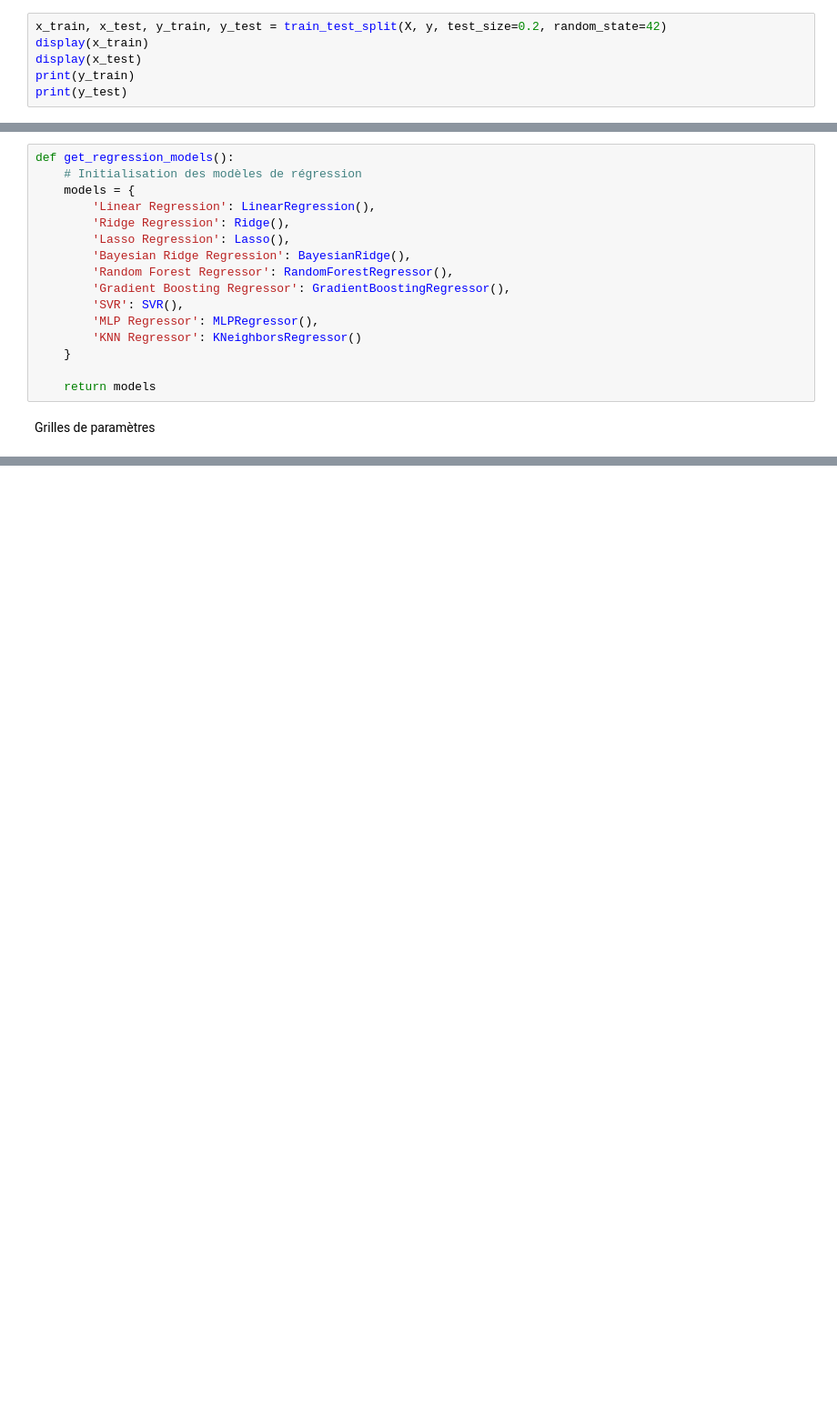
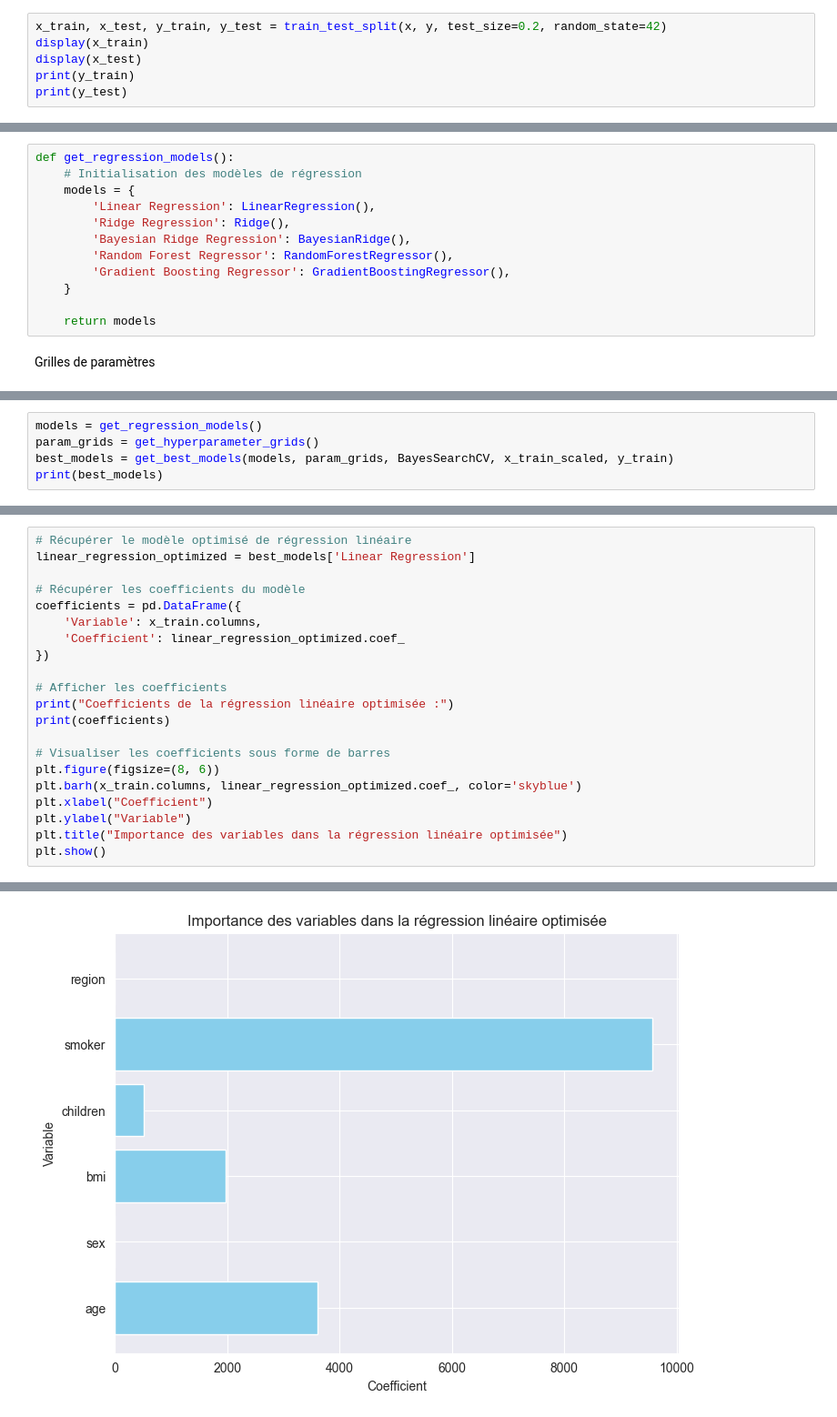
Before and after one commit to DahliaNoir71/MedicalCostPrediction, a Jupyter notebook: MedicalCostPrediction.ipynb, the cells around one changed output, grey strips where cells are left out. Shown at 91% size. Cells and saved outputs as stored; diff of their text form; blank space fills up the shorter version.

```diff
--- a/MedicalCostPrediction.ipynb
+++ b/MedicalCostPrediction.ipynb
@@ -286,7 +290,7 @@ Name: expenses, Length: 1338, dtype: float64
 # %% [markdown]
 Division des Données en Ensembles d’Entraînement et de Test
 # %%
-x_train, x_test, y_train, y_test = train_test_split(X, y, test_size=0.2, random_state=42)
+x_train, x_test, y_train, y_test = train_test_split(x, y, test_size=0.2, random_state=42)
 display(x_train)
 display(x_test)
 print(y_train)
@@ -373,13 +377,9 @@ def get_regression_models():
     models = {
         'Linear Regression': LinearRegression(),
         'Ridge Regression': Ridge(),
-        'Lasso Regression': Lasso(),
         'Bayesian Ridge Regression': BayesianRidge(),
         'Random Forest Regressor': RandomForestRegressor(),
         'Gradient Boosting Regressor': GradientBoostingRegressor(),
-        'SVR': SVR(),
-        'MLP Regressor': MLPRegressor(),
-        'KNN Regressor': KNeighborsRegressor()
     }
 
     return models
@@ -454,0 +524,5 @@ def get_hyperparameter_grids():
+# %%
+models = get_regression_models()
+param_grids = get_hyperparameter_grids()
+best_models = get_best_models(models, param_grids, BayesSearchCV, x_train_scaled, y_train)
+print(best_models)
@@ -454,0 +655,22 @@ def get_hyperparameter_grids():
+# %%
+# Récupérer le modèle optimisé de régression linéaire
+linear_regression_optimized = best_models['Linear Regression']
+
+# Récupérer les coefficients du modèle
+coefficients = pd.DataFrame({
+    'Variable': x_train.columns,
+    'Coefficient': linear_regression_optimized.coef_
+})
+
+# Afficher les coefficients
+print("Coefficients de la régression linéaire optimisée :")
+print(coefficients)
+
+# Visualiser les coefficients sous forme de barres
+plt.figure(figsize=(8, 6))
+plt.barh(x_train.columns, linear_regression_optimized.coef_, color='skyblue')
+plt.xlabel("Coefficient")
+plt.ylabel("Variable")
+plt.title("Importance des variables dans la régression linéaire optimisée")
+plt.show()
+# %% [output]
@@ -454,0 +685 @@ def get_hyperparameter_grids():
+[figure, added]
```
Also changed, not shown: parts of 15 cells of this notebook.
